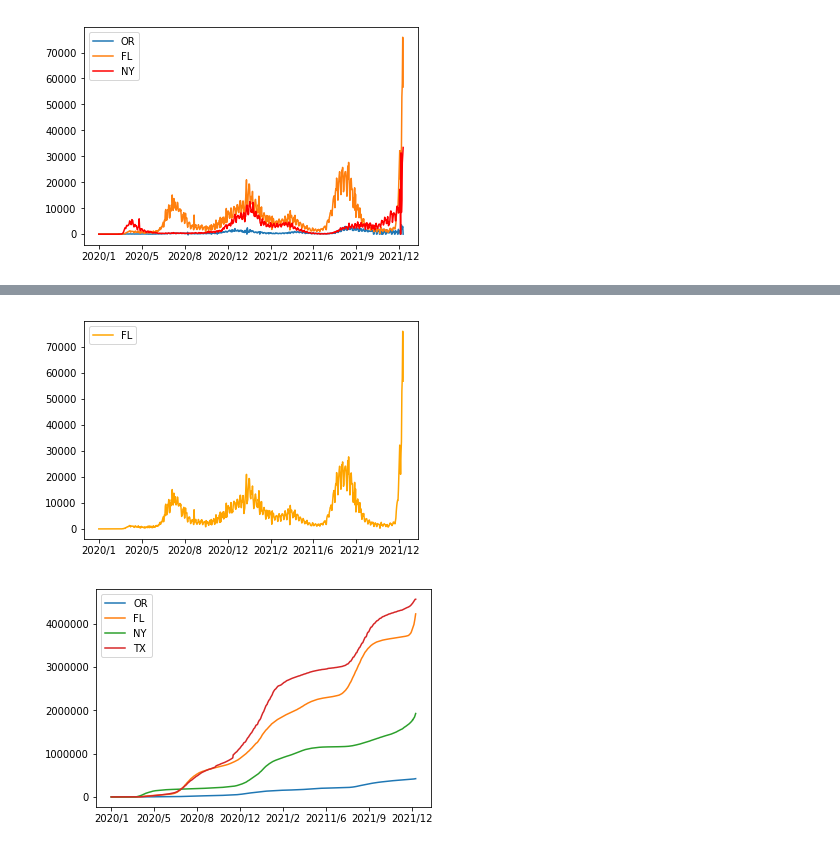
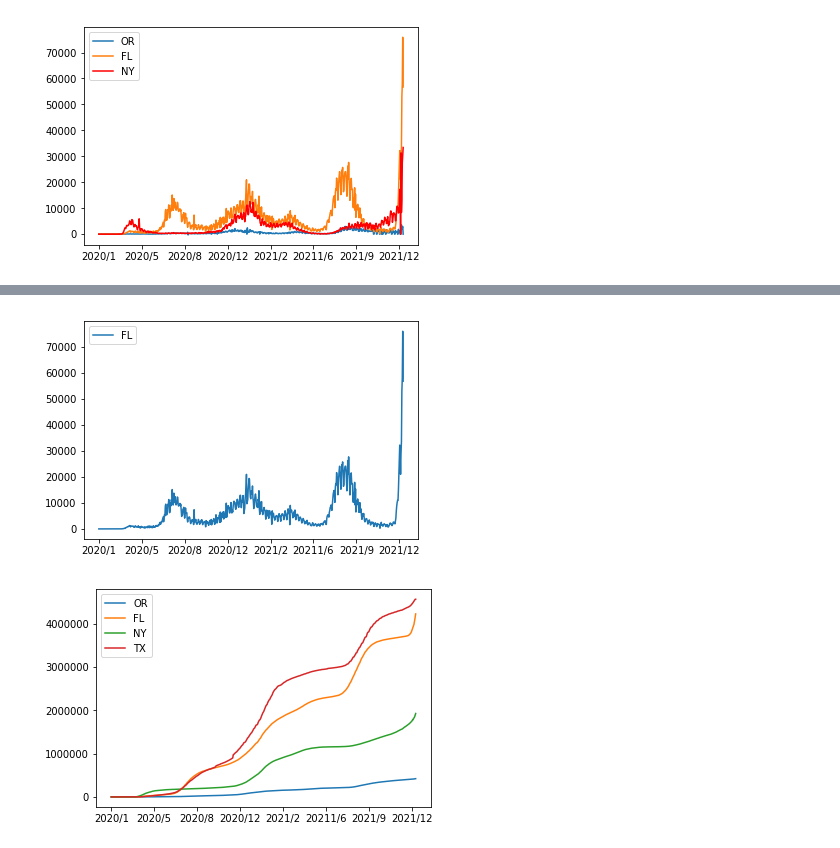
Before and after one commit to GoodrainCN/Covid_Trend, a Jupyter notebook: graphing.ipynb, the cells around one changed output, grey strips where cells are left out. Saved outputs shown, nothing was run; the diff lists cells and outputs as text; code cells hidden in the pictures.

```diff
--- a/graphing.ipynb
+++ b/graphing.ipynb
@@ -33,13 +47,13 @@ plt.show()
 # %%
-plt.plot(FL_data, label='FL', color='orange')
+plt.plot(FL_data, label='FL')
 plt.xticks(
     [0,100,200,300,400,500,600,700],
     ['2020/1','2020/5', '2020/8', '2020/12', '2021/2', '20211/6', '2021/9', '2021/12']
 )
 plt.legend(loc='best')
 plt.show()
 # %% [output]
-[figure, old version]
+[figure, new version]
 # %%
 import pandas as pd
 import matplotlib.pyplot as plt
```
Also changed, not shown: parts of 1 cell of this notebook, 8 other files.
